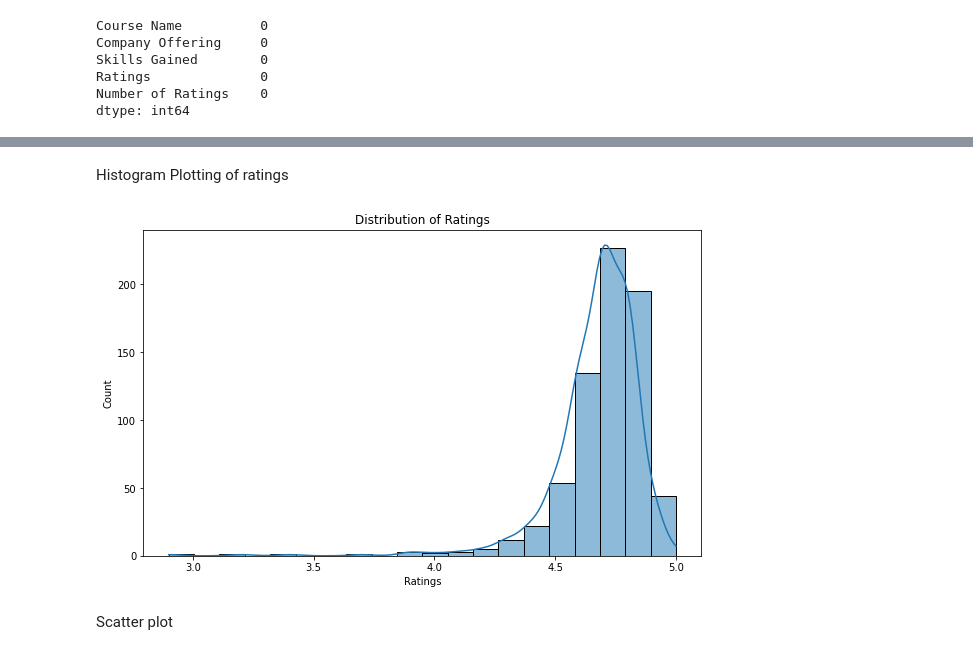
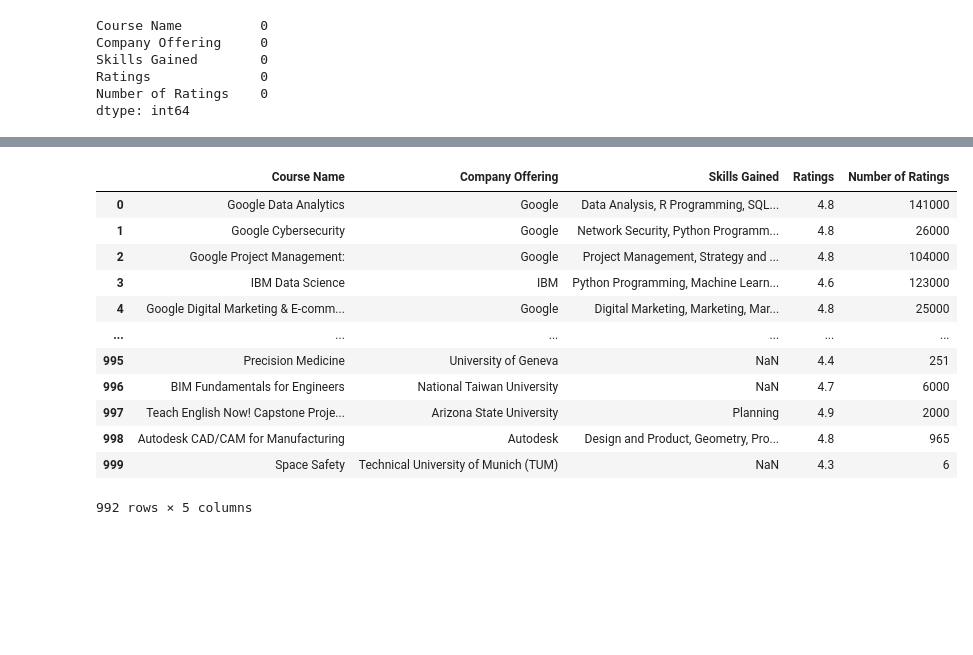
Before and after one commit to nachiket-15/E-Learning-Course-Recommendation-System, a Jupyter notebook: coursera_analysis.ipynb, the cells around one changed output, grey strips where cells are left out. Saved outputs shown, nothing was run; the diff lists cells and outputs as text; code cells hidden in the pictures; blank space fills up the shorter version.

```diff
--- a/coursera_analysis.ipynb
+++ b/coursera_analysis.ipynb
@@ -75,2 +95,18 @@ df = df[df['Number of Ratings'] != 0]
 df.to_csv('coursera_data.csv', index=False)
+# %%
+df
+# %% [output]
+|  | Course Name | Company Offering | Skills Gained | Ratings | Number of Ratings |
+| 0 | Google Data Analytics | Google | Data Analysis, R Programming, SQL... | 4.8 | 141000 |
+| 1 | Google Cybersecurity | Google | Network Security, Python Programm... | 4.8 | 26000 |
+| 2 | Google Project Management: | Google | Project Management, Strategy and ... | 4.8 | 104000 |
+| 3 | IBM Data Science | IBM | Python Programming, Machine Learn... | 4.6 | 123000 |
+| 4 | Google Digital Marketing & E-comm... | Google | Digital Marketing, Marketing, Mar... | 4.8 | 25000 |
+| ... | ... | ... | ... | ... | ... |
+| 995 | Precision Medicine | University of Geneva | NaN | 4.4 | 251 |
+| 996 | BIM Fundamentals for Engineers | National Taiwan University | NaN | 4.7 | 6000 |
+| 997 | Teach English Now! Capstone Proje... | Arizona State University | Planning | 4.9 | 2000 |
+| 998 | Autodesk CAD/CAM for Manufacturing | Autodesk | Design and Product, Geometry, Pro... | 4.8 | 965 |
+| 999 | Space Safety | Technical University of Munich (TUM) | NaN | 4.3 | 6 |
+992 rows × 5 columns
 # %%
@@ -78,13 +118 @@ df = df.dropna(subset=['Skills Gained'])
 df.to_csv('coursera_data.csv', index=False)
-# %% [markdown]
-Histogram Plotting of ratings
-# %%
-plt.figure(figsize=(10, 6))
-sns.histplot(df['Ratings'], bins=20, kde=True)
-plt.xlabel('Ratings')
-plt.title('Distribution of Ratings')
-plt.show()
-# %% [output]
-[figure, removed]
-# %% [markdown]
-Scatter plot
```
Also changed, not shown: parts of 28 cells of this notebook.
